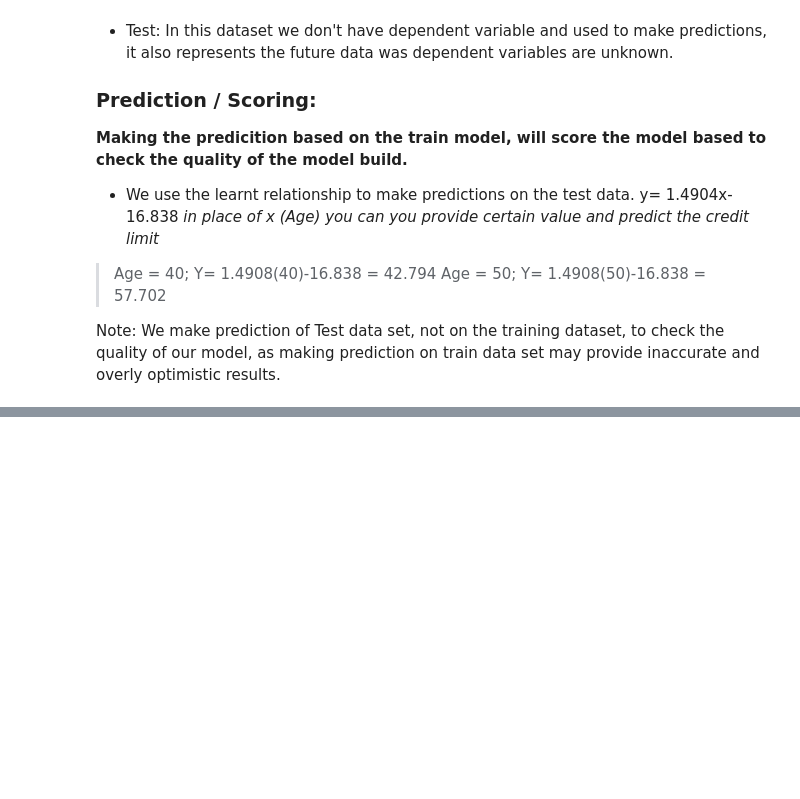
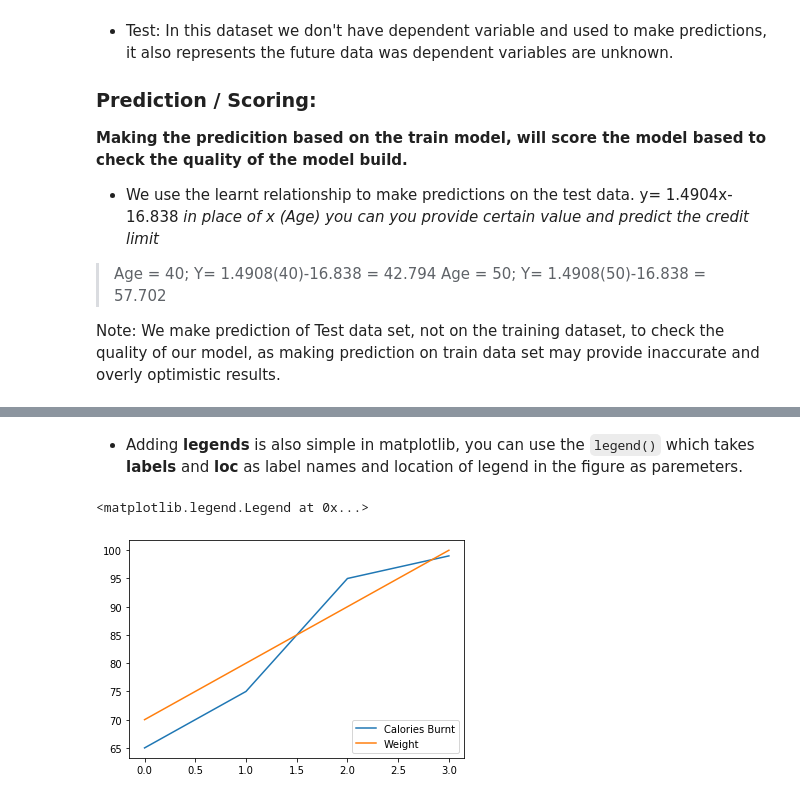
Before and after one commit to sntshred/DataScience, a Jupyter notebook: Operators.ipynb, the cells around one changed output, grey strips where cells are left out. Cells and saved outputs as stored; diff of their text form; code cells hidden in the pictures; blank space fills up the shorter version.

```diff
--- a/Operators.ipynb
+++ b/Operators.ipynb
@@ -2392,0 +3212,11 @@ Note: We make prediction of Test data set, not on the training dataset, to check
+# %% [markdown]
+- Adding **legends** is also simple in matplotlib, you can use the `legend()` which takes **labels** and **loc** as label names and location of legend in the figure as paremeters.
+# %%
+plt.plot(calories_burnt)
+
+plt.plot(weight)
+
+plt.legend(labels=['Calories Burnt','Weight'],loc='lower right')
+# %% [output]
+<matplotlib.legend.Legend at 0x...>
+[figure, added]
```
Also changed, not shown: parts of 90 cells of this notebook, 18 other files.
